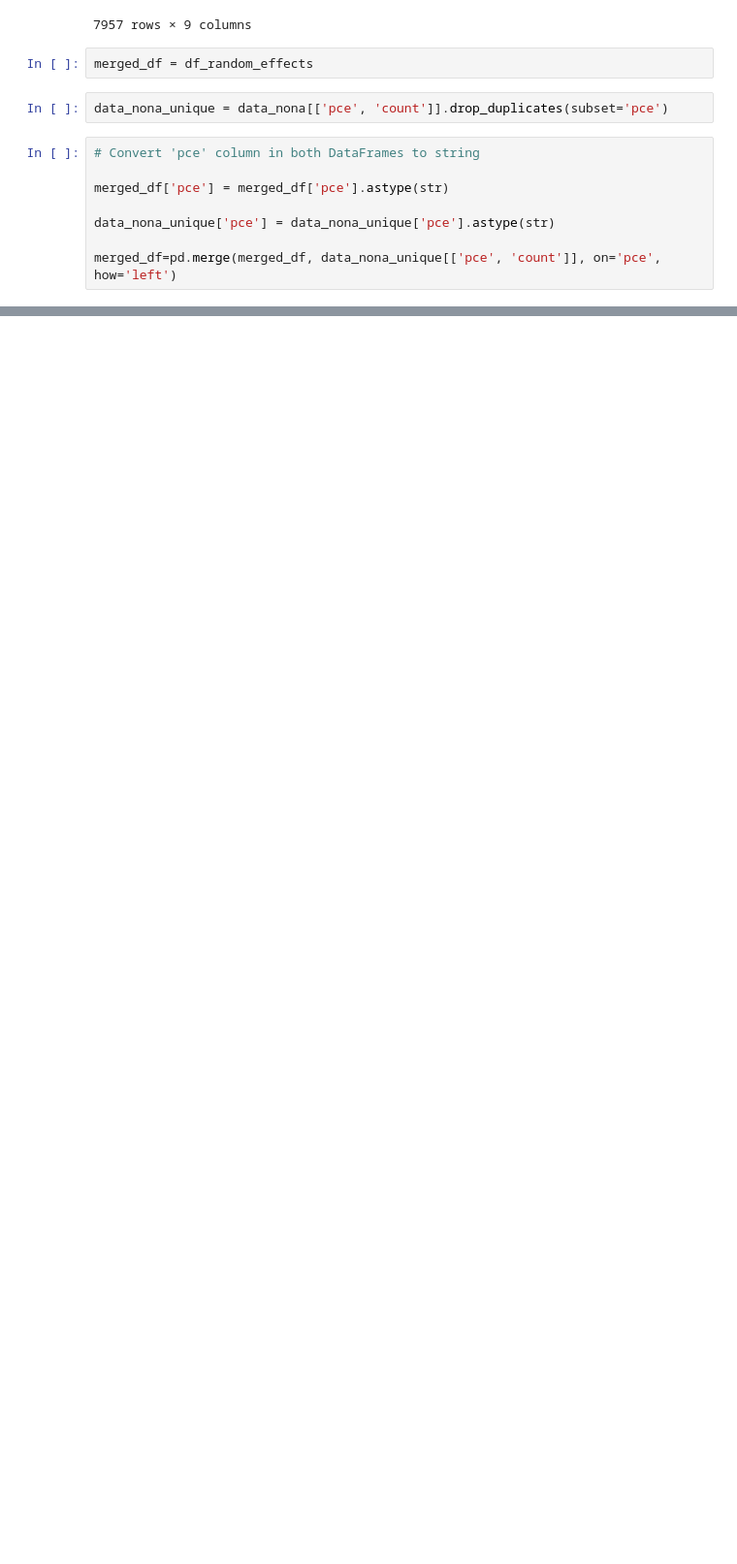
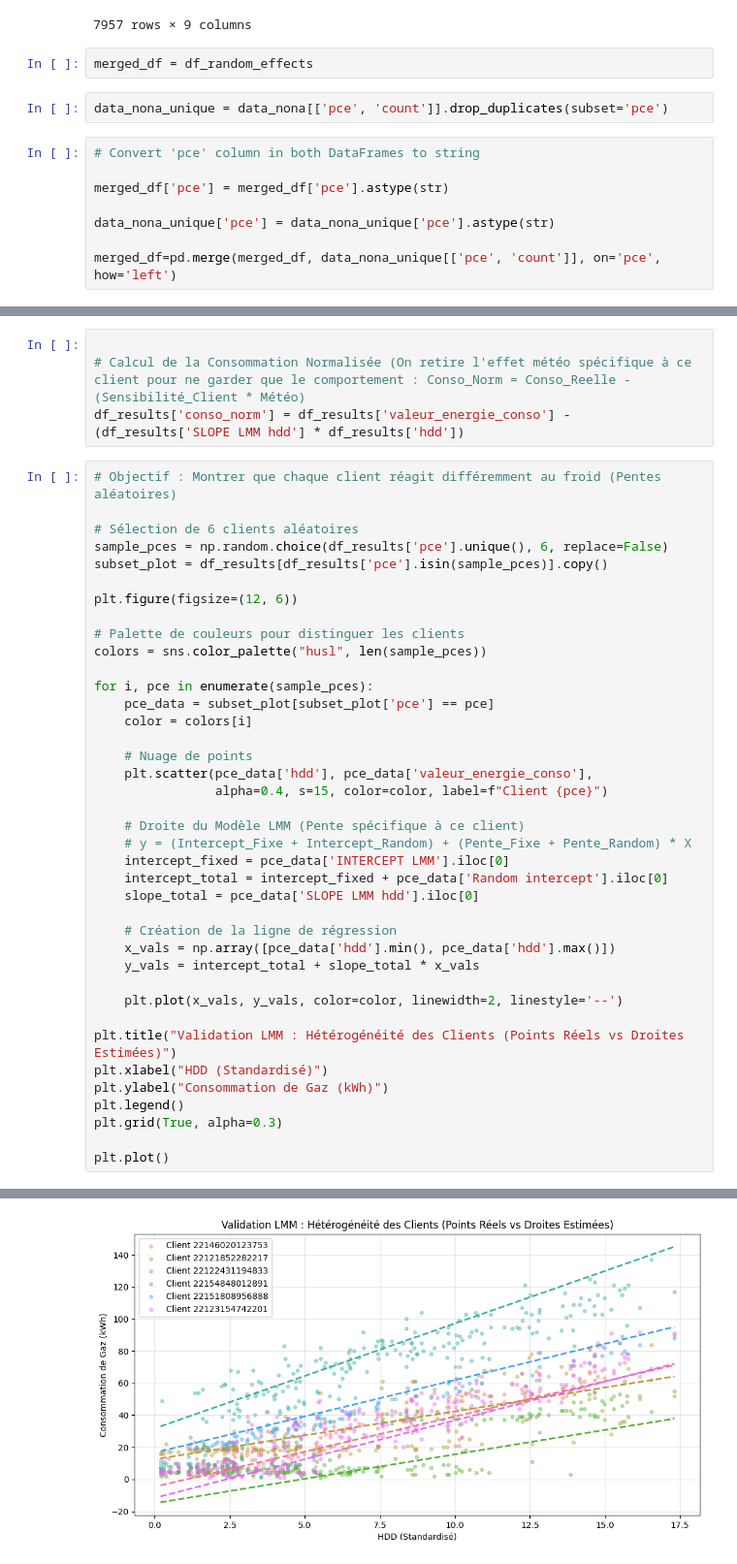
Before and after one commit to MatFerre/engie, a Jupyter notebook: project.ipynb, the cells around one changed output, grey strips where cells are left out. Shown at 97% size. Saved outputs shown, nothing was run; the diff lists cells and outputs as text; blank space fills up the shorter version.

```diff
--- a/project.ipynb
+++ b/project.ipynb
@@ -265,0 +335,44 @@ merged_df
+# %%
+
+# Calcul de la Consommation Normalisée (On retire l'effet météo spécifique à ce client pour ne garder que le comportement : Conso_Norm = Conso_Reelle - (Sensibilité_Client * Météo)
+df_results['conso_norm'] = df_results['valeur_energie_conso'] - (df_results['SLOPE LMM hdd'] * df_results['hdd'])
+# %%
+# Objectif : Montrer que chaque client réagit différemment au froid (Pentes aléatoires)
+
+# Sélection de 6 clients aléatoires
+sample_pces = np.random.choice(df_results['pce'].unique(), 6, replace=False)
+subset_plot = df_results[df_results['pce'].isin(sample_pces)].copy()
+
+plt.figure(figsize=(12, 6))
+
+# Palette de couleurs pour distinguer les clients
+colors = sns.color_palette("husl", len(sample_pces))
+
+for i, pce in enumerate(sample_pces):
+    pce_data = subset_plot[subset_plot['pce'] == pce]
+    color = colors[i]
+
+    # Nuage de points
+    plt.scatter(pce_data['hdd'], pce_data['valeur_energie_conso'],
+                alpha=0.4, s=15, color=color, label=f"Client {pce}")
+
+    # Droite du Modèle LMM (Pente spécifique à ce client)
+    # y = (Intercept_Fixe + Intercept_Random) + (Pente_Fixe + Pente_Random) * X
+    intercept_fixed = pce_data['INTERCEPT LMM'].iloc[0]
+    intercept_total = intercept_fixed + pce_data['Random intercept'].iloc[0]
+    slope_total = pce_data['SLOPE LMM hdd'].iloc[0]
+
+    # Création de la ligne de régression
+    x_vals = np.array([pce_data['hdd'].min(), pce_data['hdd'].max()])
+    y_vals = intercept_total + slope_total * x_vals
+
+    plt.plot(x_vals, y_vals, color=color, linewidth=2, linestyle='--')
+
+plt.title("Validation LMM : Hétérogénéité des Clients (Points Réels vs Droites Estimées)")
+plt.xlabel("HDD (Standardisé)")
+plt.ylabel("Consommation de Gaz (kWh)")
+plt.legend()
+plt.grid(True, alpha=0.3)
+
+plt.plot()
+# %% [output]
@@ -265,0 +380 @@ merged_df
+[figure, added]
```
Also changed, not shown: parts of 15 cells of this notebook, 3 other files.
